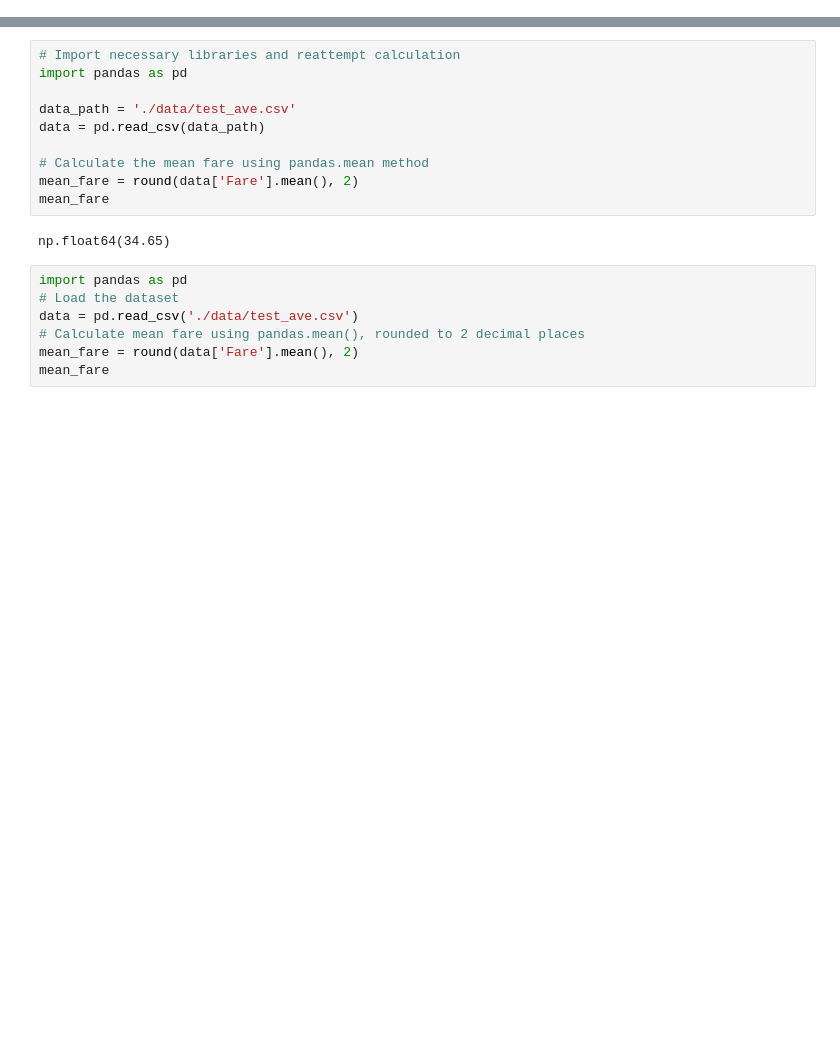
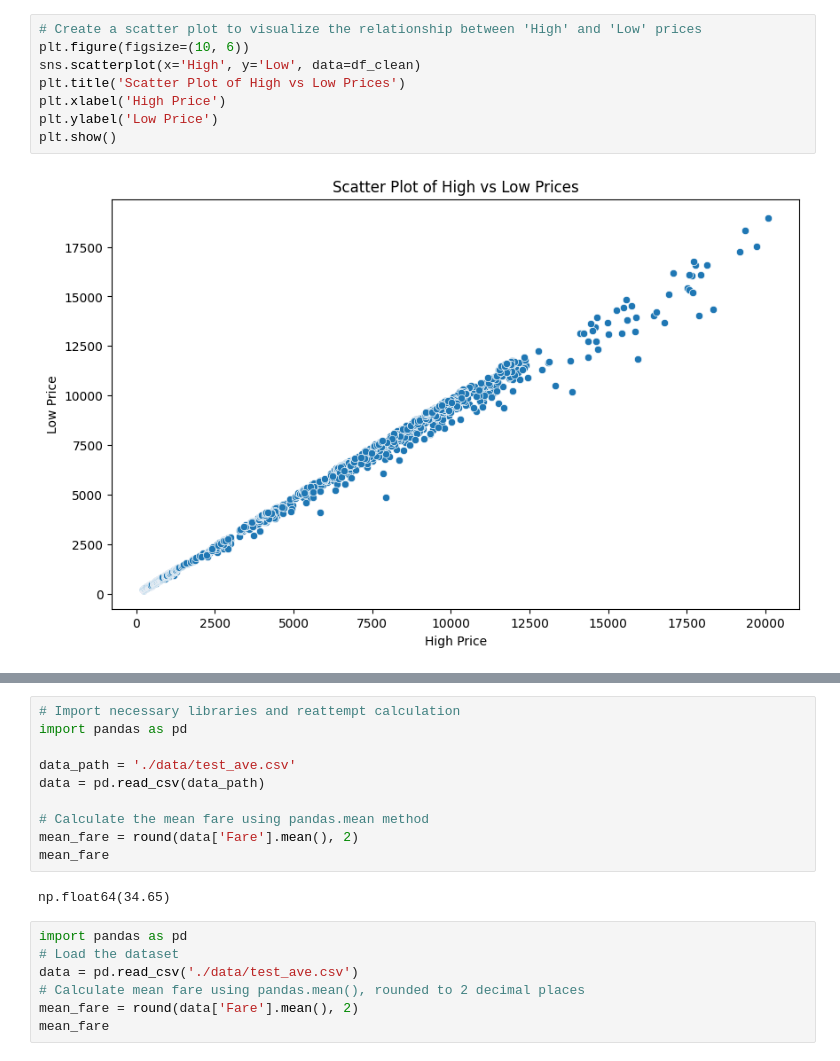
Before and after one commit to datalayer-challenges/agentify-dabench, a Jupyter notebook: agent-workings/notebook.ipynb, the cells around one changed output, grey strips where cells are left out. Drawn from its saved outputs; the diff is of its cells as text; blank space fills up the shorter version.

```diff
--- a/agent-workings/notebook.ipynb
+++ b/agent-workings/notebook.ipynb
@@ -0,0 +582,10 @@
+# %%
+# Create a scatter plot to visualize the relationship between 'High' and 'Low' prices
+plt.figure(figsize=(10, 6))
+sns.scatterplot(x='High', y='Low', data=df_clean)
+plt.title('Scatter Plot of High vs Low Prices')
+plt.xlabel('High Price')
+plt.ylabel('Low Price')
+plt.show()
+# %% [output]
+[figure, added]
```
Also changed, not shown: parts of 354 cells of this notebook, 27 other files.
